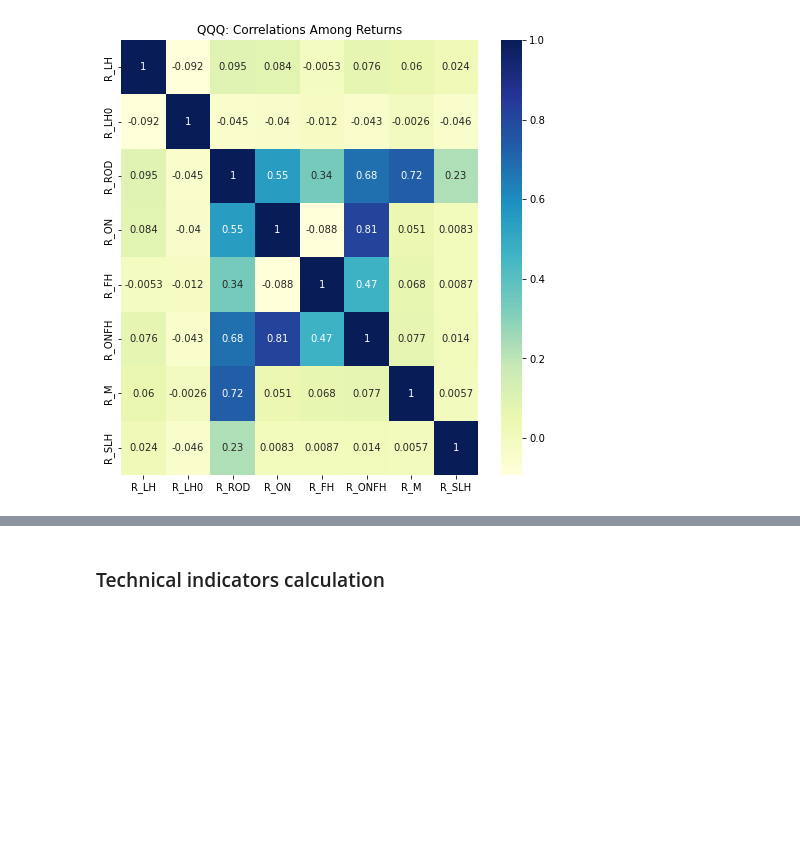
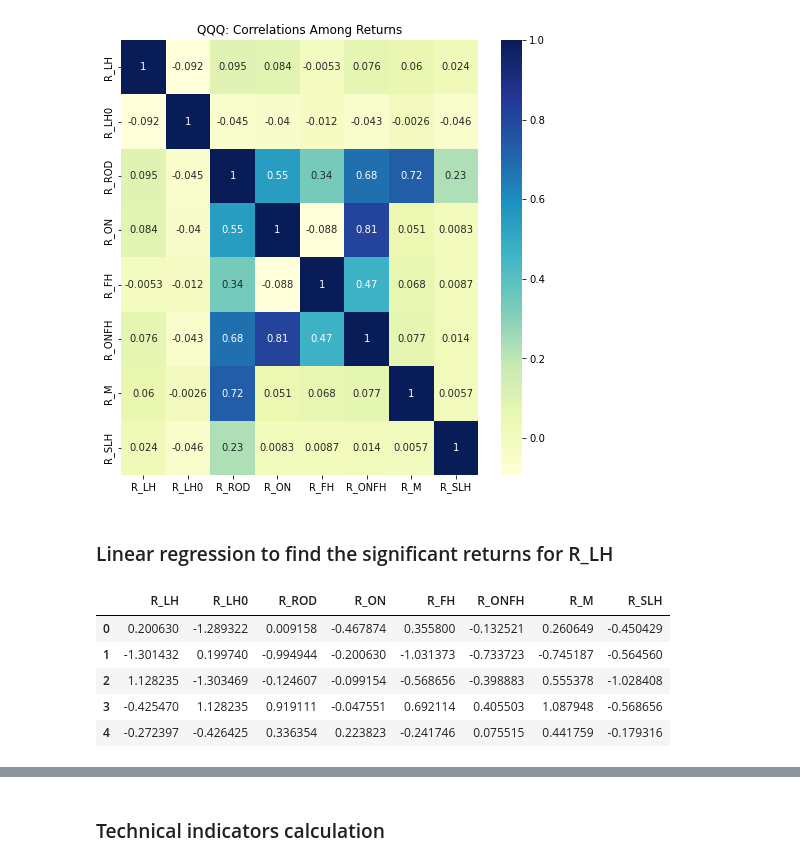
Before and after one commit to LuZhang907/WrappingUp_Exploring_Intraday_Momentum, a Jupyter notebook: Intraday Momentum/QQQ_Returns_Calculation.ipynb, the cells around one changed output, grey strips where cells are left out. Drawn from its saved outputs; the diff is of its cells as text; code cells hidden in the pictures; blank space fills up the shorter version.

```diff
--- a/Intraday Momentum/QQQ_Returns_Calculation.ipynb
+++ b/Intraday Momentum/QQQ_Returns_Calculation.ipynb
@@ -707,0 +708,2 @@ nscoreReturns.to_csv("/Users/luzhang/Documents/GitHub/WrappingUp_Exploring_Intra
+# %% [markdown]
+### Linear regression to find the significant returns for R_LH
@@ -707,0 +716,9 @@ nscoreReturns.to_csv("/Users/luzhang/Documents/GitHub/WrappingUp_Exploring_Intra
+# %%
+returns.head()
+# %% [output]
+|  | R_LH | R_LH0 | R_ROD | R_ON | R_FH | R_ONFH | R_M | R_SLH |
+| 0 | 0.200630 | -1.289322 | 0.009158 | -0.467874 | 0.355800 | -0.132521 | 0.260649 | -0.450429 |
+| 1 | -1.301432 | 0.199740 | -0.994944 | -0.200630 | -1.031373 | -0.733723 | -0.745187 | -0.564560 |
+| 2 | 1.128235 | -1.303469 | -0.124607 | -0.099154 | -0.568656 | -0.398883 | 0.555378 | -1.028408 |
+| 3 | -0.425470 | 1.128235 | 0.919111 | -0.047551 | 0.692114 | 0.405503 | 1.087948 | -0.568656 |
+| 4 | -0.272397 | -0.426425 | 0.336354 | 0.223823 | -0.241746 | 0.075515 | 0.441759 | -0.179316 |
```
Also changed, not shown: parts of 7 cells of this notebook.
